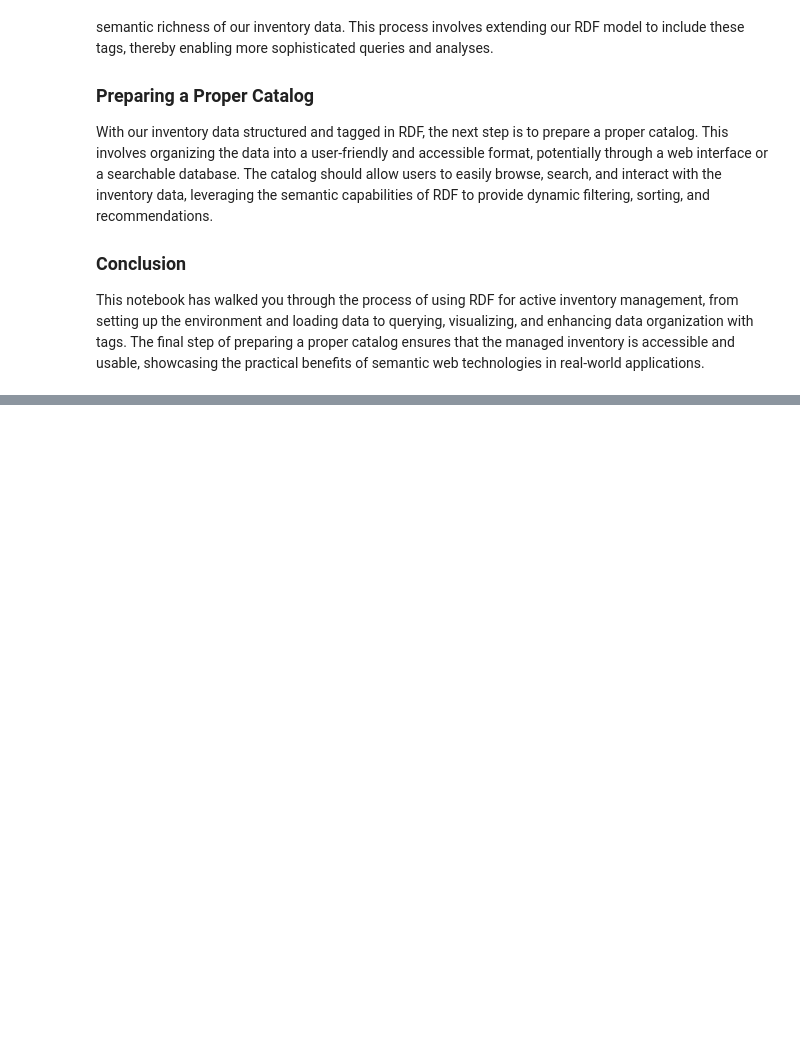
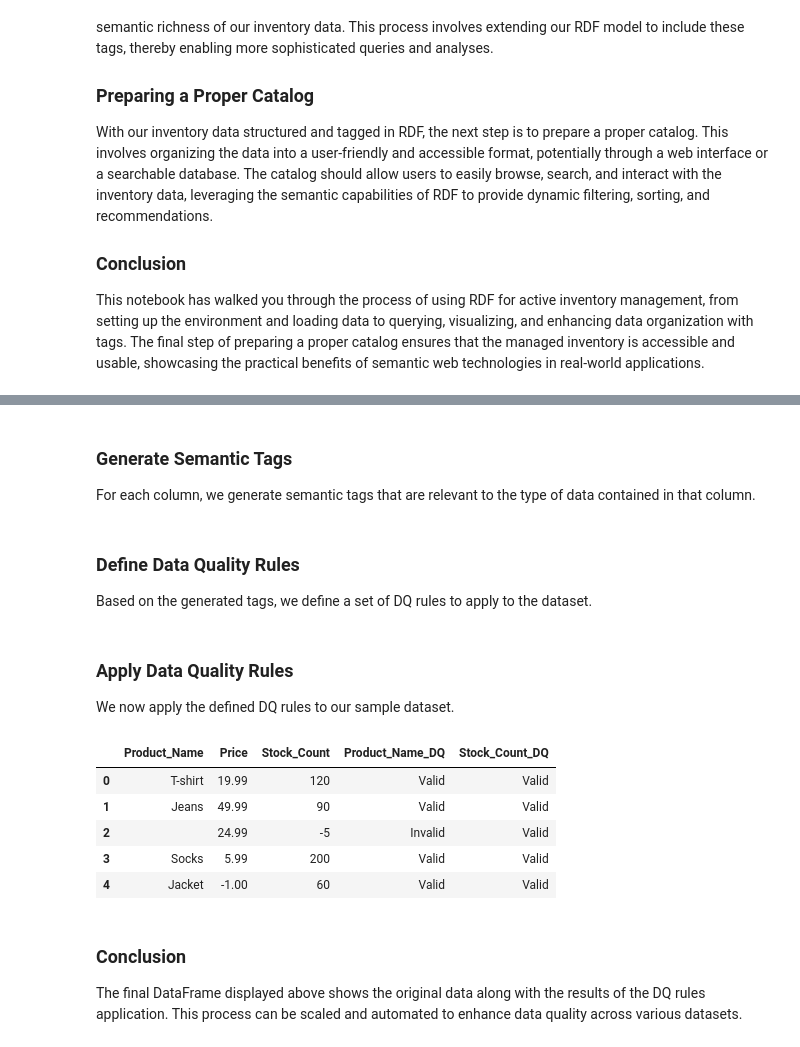
Before and after one commit to mgorav/rdf_based_tags, a Jupyter notebook: rdf_based_tags_1.3.ipynb, the cells around one changed output, grey strips where cells are left out. Cells and saved outputs as stored; diff of their text form; code cells hidden in the pictures; blank space fills up the shorter version.

Commit message:
semantics DQ

```diff
--- a/rdf_based_tags_1.3.ipynb
+++ b/rdf_based_tags_1.3.ipynb
@@ -846,0 +884,5 @@ This notebook has walked you through the process of using RDF for active invento
+# %%
+from transformers import pipeline
+
+# Load a zero-shot-classification pipeline
+classifier = pipeline('zero-shot-classification', model='facebook/bart-large-mnli')
@@ -846,0 +895,8 @@ This notebook has walked you through the process of using RDF for active invento
+# %%
+sample_data = {
+    'Product_Name': ['T-shirt', 'Jeans', '', 'Socks', 'Jacket'],
+    'Price': [19.99, 49.99, 24.99, 5.99, -1],
+    'Stock_Count': [120, 90, -5, 200, 60]
+}
+df = pd.DataFrame(sample_data)
+df
@@ -846,0 +910,44 @@ This notebook has walked you through the process of using RDF for active invento
+# %% [markdown]
+### Generate Semantic Tags
+For each column, we generate semantic tags that are relevant to the type of data contained in that column.
+# %%
+def generate_semantic_tags(column_name):
+    # Define potential tags
+    potential_tags = ['required', 'numeric_positive', 'integer_non_negative', 'unique', 'datetime', 'text']
+    # Use the classifier to get the most likely tags
+    result = classifier(column_name, potential_tags, multi_label=True)
+    return result['labels'][0]  # Return the top tag for simplicity in this example
+
+# Note: This function now requires an actual call to a classifier pipeline from Hugging Face.
+# Ensure you have internet access and the transformers library installed to use this function.
+# %% [markdown]
+### Define Data Quality Rules
+Based on the generated tags, we define a set of DQ rules to apply to the dataset.
+# %%
+def apply_dq_rules(df, column_name, tag):
+    if tag == 'required':
+        df[column_name + '_DQ'] = df[column_name].apply(lambda x: 'Valid' if pd.notnull(x) and x != '' else 'Invalid')
+    elif tag == 'numeric_positive':
+        df[column_name + '_DQ'] = df[column_name].apply(lambda x: 'Valid' if x > 0 else 'Invalid')
+    elif tag == 'integer_non_negative':
+        df[column_name + '_DQ'] = df[column_name].apply(lambda x: 'Valid' if pd.notnull(x) and isinstance(x, int) and x >= 0 else 'Invalid')
+    # Here you can add more DQ rules based on other tags
+    return df
+# %% [markdown]
+### Apply Data Quality Rules
+We now apply the defined DQ rules to our sample dataset.
+# %%
+for column in df.columns:
+    tag = generate_semantic_tags(column)
+    df = apply_dq_rules(df, column, tag)
+df
+# %% [output]
+|  | Product_Name | Price | Stock_Count | Product_Name_DQ | Stock_Count_DQ |
+| 0 | T-shirt | 19.99 | 120 | Valid | Valid |
+| 1 | Jeans | 49.99 | 90 | Valid | Valid |
+| 2 |  | 24.99 | -5 | Invalid | Valid |
+| 3 | Socks | 5.99 | 200 | Valid | Valid |
+| 4 | Jacket | -1.00 | 60 | Valid | Valid |
+# %% [markdown]
+### Conclusion
+The final DataFrame displayed above shows the original data along with the results of the DQ rules application. This process can be scaled and automated to enhance data quality across various datasets.
```
Also changed, not shown: parts of 7 cells of this notebook.
